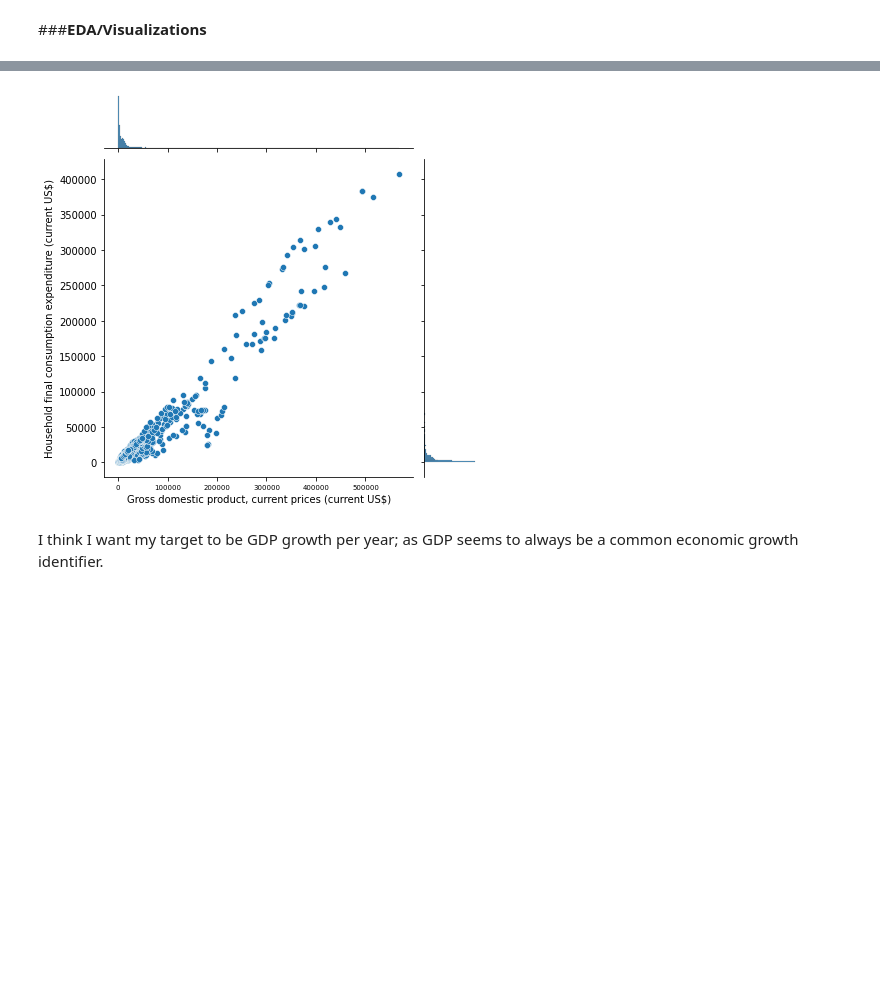
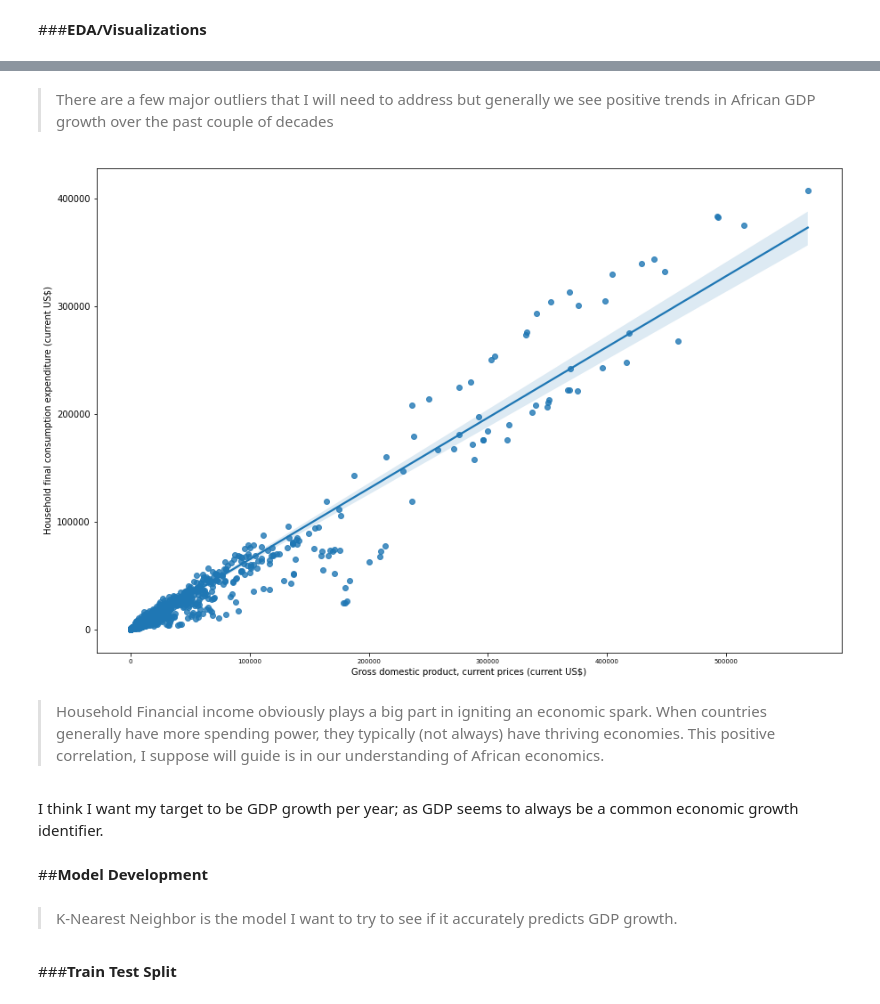
Before and after one commit to AlphaKaba24/African_Economy_Prediction, a Jupyter notebook: africa_GDP.ipynb, the cells around one changed output, grey strips where cells are left out. Saved outputs shown, nothing was run; the diff lists cells and outputs as text; code cells hidden in the pictures; blank space fills up the shorter version.

```diff
--- a/africa_GDP.ipynb
+++ b/africa_GDP.ipynb
@@ -254,6 +246,16 @@ sns.scatterplot(x='Year', y='Real GDP growth (annual %)', hue='Real GDP growth (
+# %% [markdown]
+>There are a few major outliers that I will need to address but generally we see positive trends in African GDP growth over the past couple of decades
 # %%
-sns.jointplot(x=africa_df['Gross domestic product, current prices (current US$)'], y= africa_df['Household final consumption expenditure (current US$)'],data=africa_df);
+sns.regplot(x='Gross domestic product, current prices (current US$)', y='Household final consumption expenditure (current US$)', data=africa_df);
 # %% [output]
-[figure, old version]
+[figure, new version]
+# %% [markdown]
+>Household Financial income obviously plays a big part in igniting an economic spark. When countries generally have more spending power, they typically (not always) have thriving economies. This positive correlation, I suppose will guide is in our understanding of African economics.
 # %% [markdown]
 I think I want my target to be GDP growth per year; as GDP seems to always be a common economic growth identifier.
+# %% [markdown]
+##**Model Development**
+# %% [markdown]
+>K-Nearest Neighbor is the model I want to try to see if it accurately predicts GDP growth.
+# %% [markdown]
+###**Train Test Split**
```
Also changed, not shown: parts of 28 cells of this notebook.
